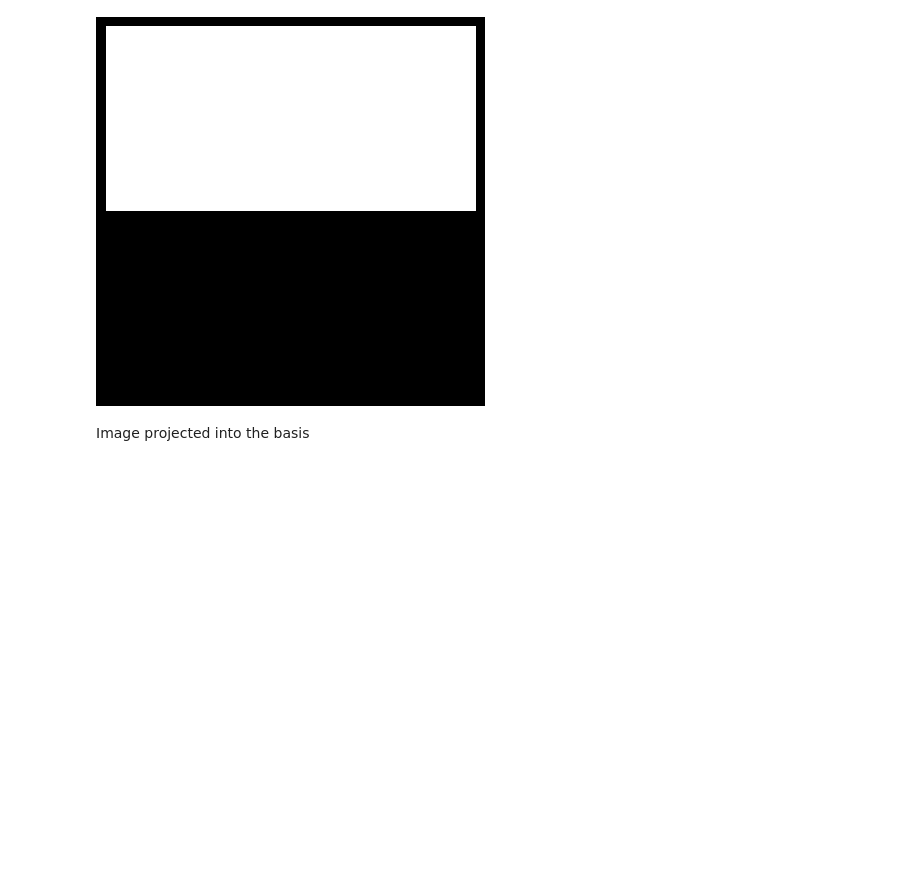
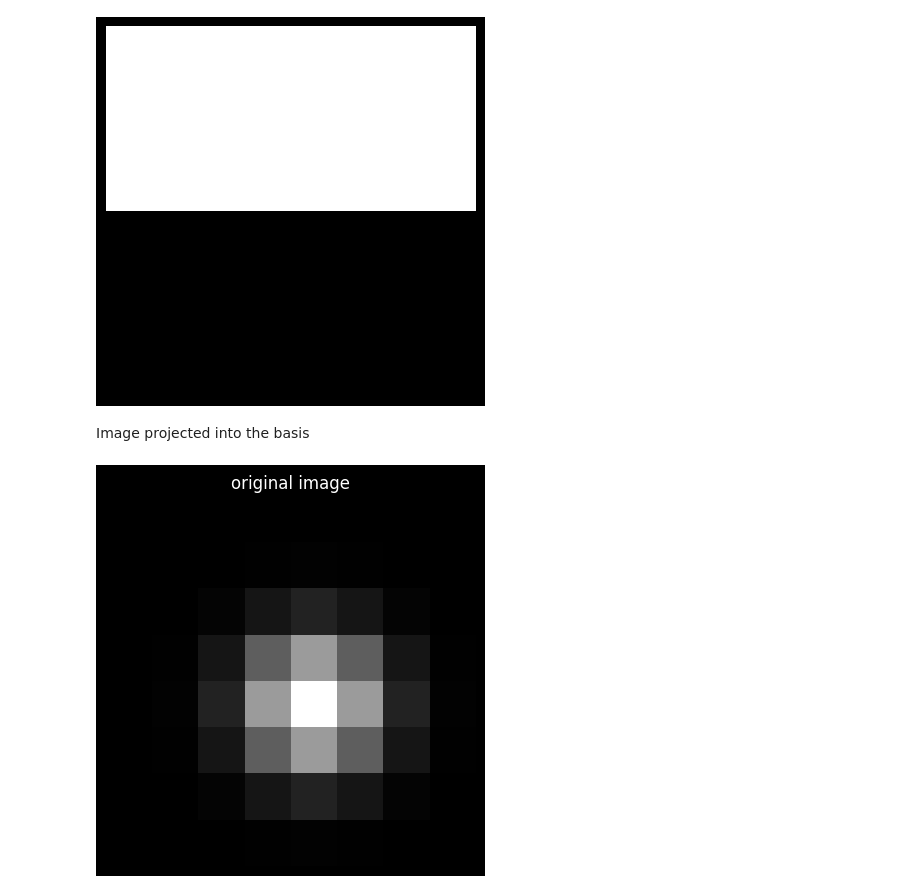
Before and after one commit to leinaxd/NOTES, a Jupyter notebook: digital_image_processing/notebooks/9_unitary_transforms.ipynb, the cells around one changed output. Drawn from its saved outputs; the diff is of its cells as text; code cells hidden in the pictures; blank space fills up the shorter version.

```diff
--- a/digital_image_processing/notebooks/9_unitary_transforms.ipynb
+++ b/digital_image_processing/notebooks/9_unitary_transforms.ipynb
@@ -274,5 +262,20 @@ if haar:
     ax[ 0, 7].set_title('basis(0,7)');
 # %% [markdown]
 Image projected into the basis
+# %%
+from scipy import ndimage
+plt.style.use('dark_background')
+
+NFFT = 8
+perc = 0.9 #which coeficients have 90% energy
+im = np.zeros((8,8))
+im[4,4]=1
+im = ndimage.gaussian_filter(im, sigma=1)
+
+plt.imshow(im, cmap='gray')
+plt.title('original image')
+plt.axis('off');
+# %% [output]
+[figure, added]
 # %%
 plt.style.use('dark_background')
```
Also changed, not shown: parts of 3 cells of this notebook.
